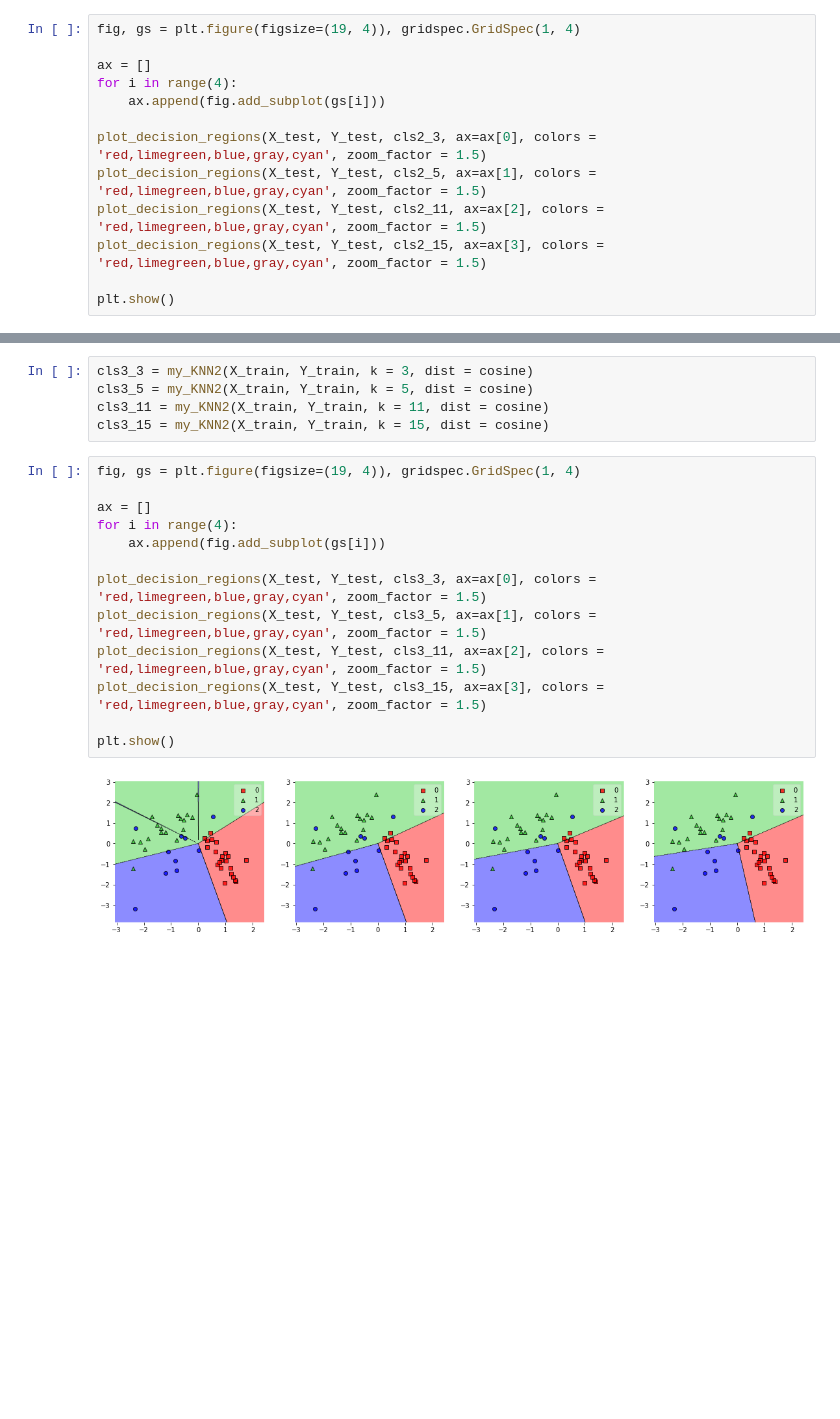
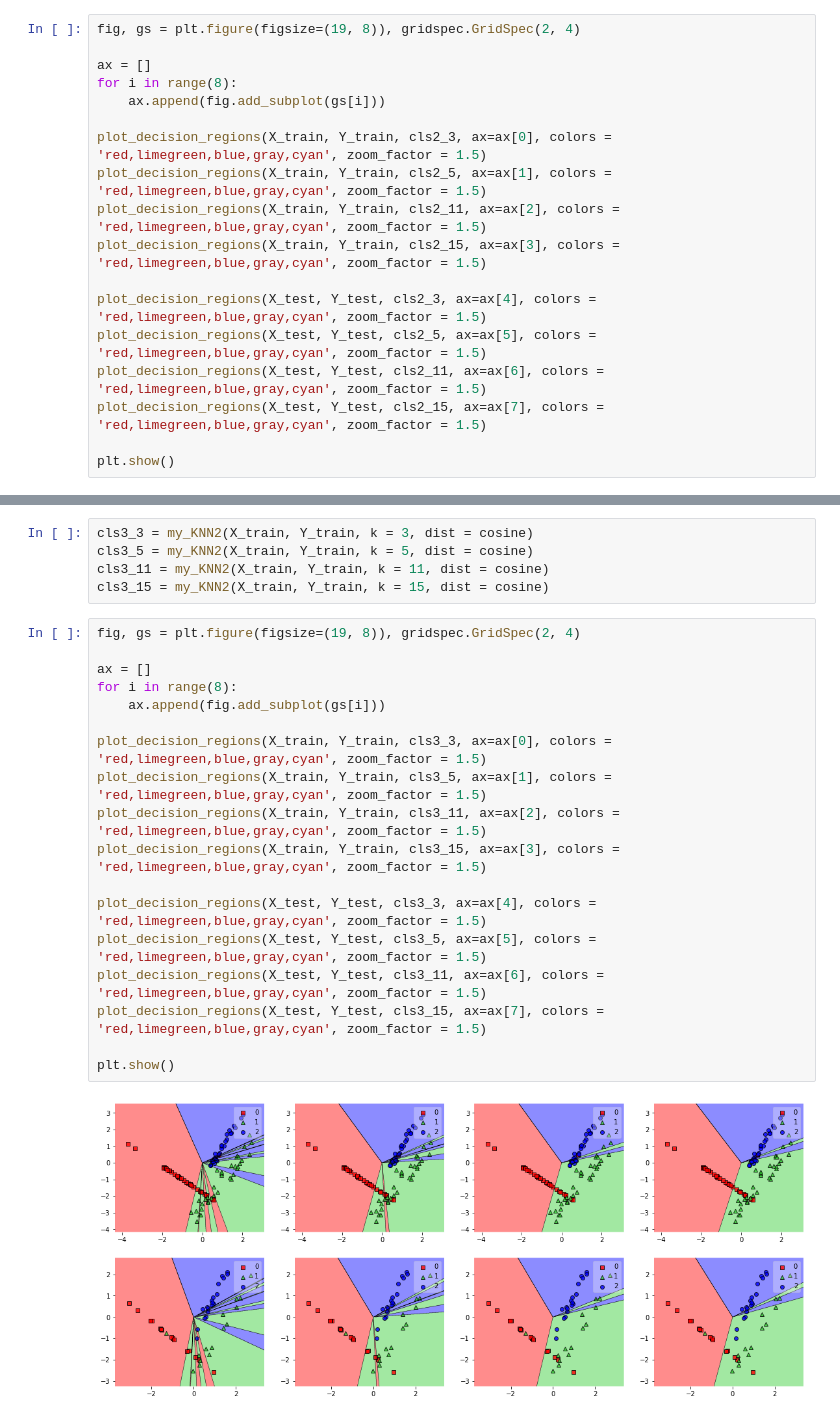
Before and after one commit to yuriy5139/MachineLearning, a Jupyter notebook: Metric - K nearest and others.ipynb, the cells around one changed output, grey strips where cells are left out. Drawn from its saved outputs; the diff is of its cells as text; blank space fills up the shorter version.

```diff
--- a/Metric - K nearest and others.ipynb
+++ b/Metric - K nearest and others.ipynb
@@ -178,16 +183,21 @@ cls2_5 = my_KNN2(X_train, Y_train, k = 5, dist = manhattan)
 cls2_11 = my_KNN2(X_train, Y_train, k = 11, dist = manhattan)
 cls2_15 = my_KNN2(X_train, Y_train, k = 15, dist = manhattan)
 # %%
-fig, gs = plt.figure(figsize=(19, 4)), gridspec.GridSpec(1, 4)
+fig, gs = plt.figure(figsize=(19, 8)), gridspec.GridSpec(2, 4)
 
 ax = []
-for i in range(4):
+for i in range(8):
     ax.append(fig.add_subplot(gs[i]))
 
-plot_decision_regions(X_test, Y_test, cls2_3, ax=ax[0], colors = 'red,limegreen,blue,gray,cyan', zoom_factor = 1.5)
-plot_decision_regions(X_test, Y_test, cls2_5, ax=ax[1], colors = 'red,limegreen,blue,gray,cyan', zoom_factor = 1.5)
-plot_decision_regions(X_test, Y_test, cls2_11, ax=ax[2], colors = 'red,limegreen,blue,gray,cyan', zoom_factor = 1.5)
-plot_decision_regions(X_test, Y_test, cls2_15, ax=ax[3], colors = 'red,limegreen,blue,gray,cyan', zoom_factor = 1.5)
+plot_decision_regions(X_train, Y_train, cls2_3, ax=ax[0], colors = 'red,limegreen,blue,gray,cyan', zoom_factor = 1.5)
+plot_decision_regions(X_train, Y_train, cls2_5, ax=ax[1], colors = 'red,limegreen,blue,gray,cyan', zoom_factor = 1.5)
+plot_decision_regions(X_train, Y_train, cls2_11, ax=ax[2], colors = 'red,limegreen,blue,gray,cyan', zoom_factor = 1.5)
+plot_decision_regions(X_train, Y_train, cls2_15, ax=ax[3], colors = 'red,limegreen,blue,gray,cyan', zoom_factor = 1.5)
+
+plot_decision_regions(X_test, Y_test, cls2_3, ax=ax[4], colors = 'red,limegreen,blue,gray,cyan', zoom_factor = 1.5)
+plot_decision_regions(X_test, Y_test, cls2_5, ax=ax[5], colors = 'red,limegreen,blue,gray,cyan', zoom_factor = 1.5)
+plot_decision_regions(X_test, Y_test, cls2_11, ax=ax[6], colors = 'red,limegreen,blue,gray,cyan', zoom_factor = 1.5)
+plot_decision_regions(X_test, Y_test, cls2_15, ax=ax[7], colors = 'red,limegreen,blue,gray,cyan', zoom_factor = 1.5)
 
 plt.show()
 # %% [output]
@@ -198,17 +208,22 @@ cls3_5 = my_KNN2(X_train, Y_train, k = 5, dist = cosine)
 cls3_11 = my_KNN2(X_train, Y_train, k = 11, dist = cosine)
 cls3_15 = my_KNN2(X_train, Y_train, k = 15, dist = cosine)
 # %%
-fig, gs = plt.figure(figsize=(19, 4)), gridspec.GridSpec(1, 4)
+fig, gs = plt.figure(figsize=(19, 8)), gridspec.GridSpec(2, 4)
 
 ax = []
-for i in range(4):
+for i in range(8):
     ax.append(fig.add_subplot(gs[i]))
 
-plot_decision_regions(X_test, Y_test, cls3_3, ax=ax[0], colors = 'red,limegreen,blue,gray,cyan', zoom_factor = 1.5)
-plot_decision_regions(X_test, Y_test, cls3_5, ax=ax[1], colors = 'red,limegreen,blue,gray,cyan', zoom_factor = 1.5)
-plot_decision_regions(X_test, Y_test, cls3_11, ax=ax[2], colors = 'red,limegreen,blue,gray,cyan', zoom_factor = 1.5)
-plot_decision_regions(X_test, Y_test, cls3_15, ax=ax[3], colors = 'red,limegreen,blue,gray,cyan', zoom_factor = 1.5)
+plot_decision_regions(X_train, Y_train, cls3_3, ax=ax[0], colors = 'red,limegreen,blue,gray,cyan', zoom_factor = 1.5)
+plot_decision_regions(X_train, Y_train, cls3_5, ax=ax[1], colors = 'red,limegreen,blue,gray,cyan', zoom_factor = 1.5)
+plot_decision_regions(X_train, Y_train, cls3_11, ax=ax[2], colors = 'red,limegreen,blue,gray,cyan', zoom_factor = 1.5)
+plot_decision_regions(X_train, Y_train, cls3_15, ax=ax[3], colors = 'red,limegreen,blue,gray,cyan', zoom_factor = 1.5)
+
+plot_decision_regions(X_test, Y_test, cls3_3, ax=ax[4], colors = 'red,limegreen,blue,gray,cyan', zoom_factor = 1.5)
+plot_decision_regions(X_test, Y_test, cls3_5, ax=ax[5], colors = 'red,limegreen,blue,gray,cyan', zoom_factor = 1.5)
+plot_decision_regions(X_test, Y_test, cls3_11, ax=ax[6], colors = 'red,limegreen,blue,gray,cyan', zoom_factor = 1.5)
+plot_decision_regions(X_test, Y_test, cls3_15, ax=ax[7], colors = 'red,limegreen,blue,gray,cyan', zoom_factor = 1.5)
 
 plt.show()
 # %% [output]
-[figure, old version]
+[figure, new version]
```
Also changed, not shown: parts of 16 cells of this notebook.
